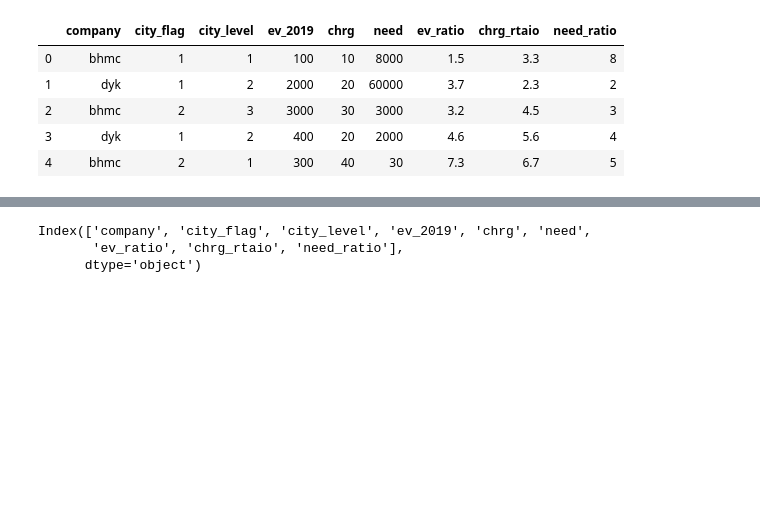
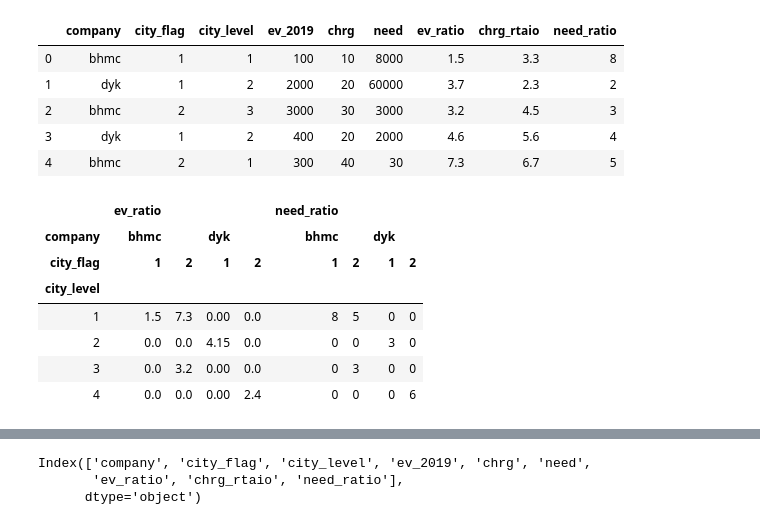
Before and after one commit to bbiyongel/TIL, a Jupyter notebook: visualization/pairgrid_v0.ipynb, the cells around one changed output, grey strips where cells are left out. Drawn from its saved outputs; the diff is of its cells as text; code cells hidden in the pictures; blank space fills up the shorter version.

```diff
--- a/visualization/pairgrid.ipynb
+++ b/visualization/pairgrid_v0.ipynb
@@ -18,3 +18,20 @@ df.head()
 | 2 | bhmc | 2 | 3 | 3000 | 30 | 3000 | 3.2 | 4.5 | 3 |
 | 3 | dyk | 1 | 2 | 400 | 20 | 2000 | 4.6 | 5.6 | 4 |
 | 4 | bhmc | 2 | 1 | 300 | 40 | 30 | 7.3 | 6.7 | 5 |
+# %%
+df_pivot = df.pivot_table(values=['ev_ratio','need_ratio'],
+    index='city_level',
+    columns=['company','city_flag'],
+    aggfunc='mean',
+    fill_value=0,)
+# %%
+df_pivot.head()
+# %% [output]
+|  | ev_ratio |  |  |  | need_ratio |  |  |  |
+| company | bhmc |  | dyk |  | bhmc |  | dyk |  |
+| city_flag | 1 | 2 | 1 | 2 | 1 | 2 | 1 | 2 |
+| city_level |  |  |  |  |  |  |  |  |
+| 1 | 1.5 | 7.3 | 0.00 | 0.0 | 8 | 5 | 0 | 0 |
+| 2 | 0.0 | 0.0 | 4.15 | 0.0 | 0 | 0 | 3 | 0 |
+| 3 | 0.0 | 3.2 | 0.00 | 0.0 | 0 | 3 | 0 | 0 |
+| 4 | 0.0 | 0.0 | 0.00 | 2.4 | 0 | 0 | 0 | 6 |
```
Also changed, not shown: parts of 41 cells of this notebook, 7 other files.
